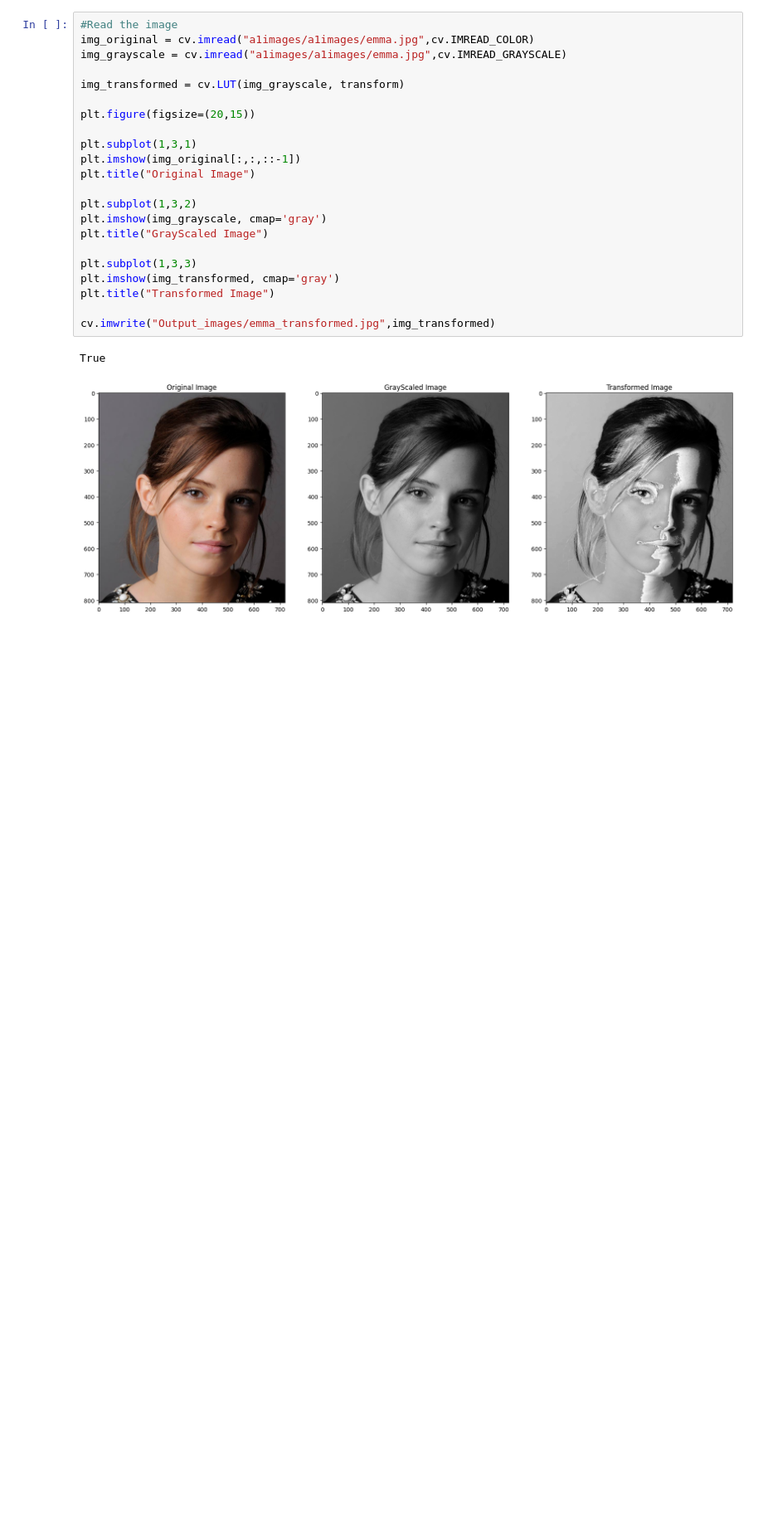
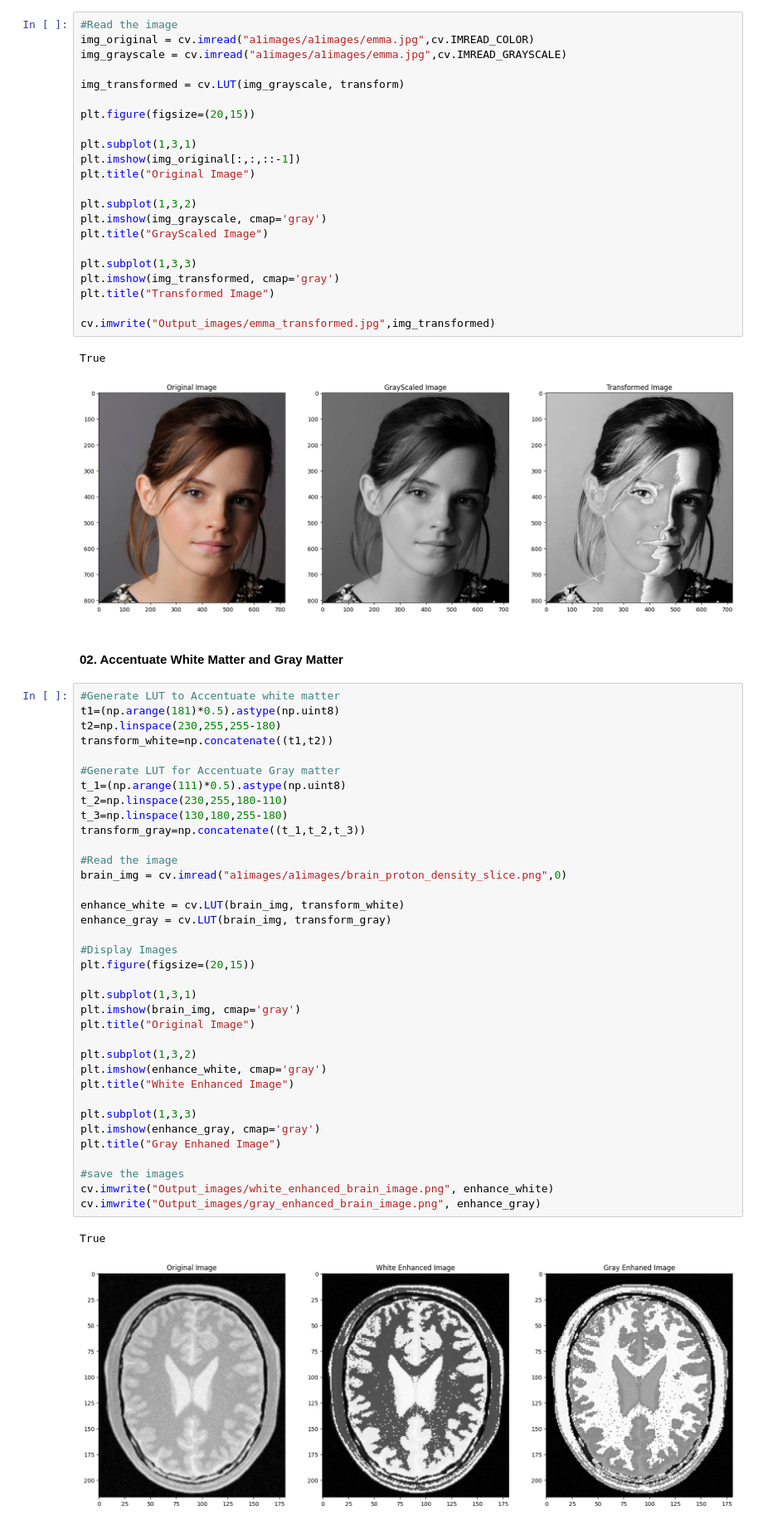
Before and after one commit to minuraashen/EN3160---Image-Processing-and-Machine-Vision, a Jupyter notebook: Assignment_01/220551K_a01.ipynb, the cells around one changed output. Shown at 83% size. Saved outputs shown, nothing was run; the diff lists cells and outputs as text; blank space fills up the shorter version.

Commit message:
Accentuate white and gray matter

```diff
--- a/Assignment_01/220551K_a01.ipynb
+++ b/Assignment_01/220551K_a01.ipynb
@@ -50,3 +50,44 @@ cv.imwrite("Output_images/emma_transformed.jpg",img_transformed)
 # %% [output]
 True
 [figure]
+# %% [markdown]
+#### **02. Accentuate White Matter and Gray Matter**
+# %%
+#Generate LUT to Accentuate white matter
+t1=(np.arange(181)*0.5).astype(np.uint8)
+t2=np.linspace(230,255,255-180)
+transform_white=np.concatenate((t1,t2))
+
+#Generate LUT for Accentuate Gray matter
+t_1=(np.arange(111)*0.5).astype(np.uint8)
+t_2=np.linspace(230,255,180-110)
+t_3=np.linspace(130,180,255-180)
+transform_gray=np.concatenate((t_1,t_2,t_3))
+
+#Read the image
+brain_img = cv.imread("a1images/a1images/brain_proton_density_slice.png",0)
+
+enhance_white = cv.LUT(brain_img, transform_white)
+enhance_gray = cv.LUT(brain_img, transform_gray)
+
+#Display Images
+plt.figure(figsize=(20,15))
+
+plt.subplot(1,3,1)
+plt.imshow(brain_img, cmap='gray')
+plt.title("Original Image")
+
+plt.subplot(1,3,2)
+plt.imshow(enhance_white, cmap='gray')
+plt.title("White Enhanced Image")
+
+plt.subplot(1,3,3)
+plt.imshow(enhance_gray, cmap='gray')
+plt.title("Gray Enhaned Image")
+
+#save the images
+cv.imwrite("Output_images/white_enhanced_brain_image.png", enhance_white)
+cv.imwrite("Output_images/gray_enhanced_brain_image.png", enhance_gray)
+# %% [output]
+True
+[figure, added]
```
Also changed, not shown: parts of 1 cell of this notebook, 2 other files.
